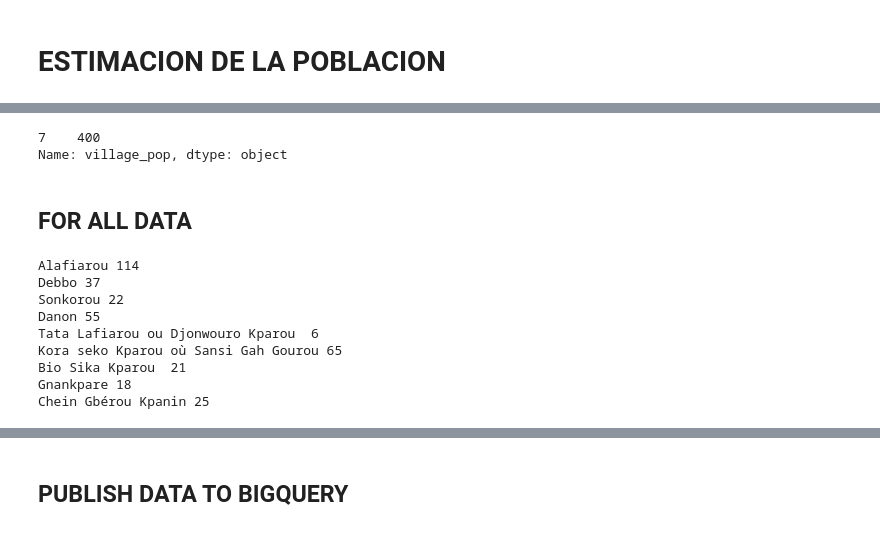
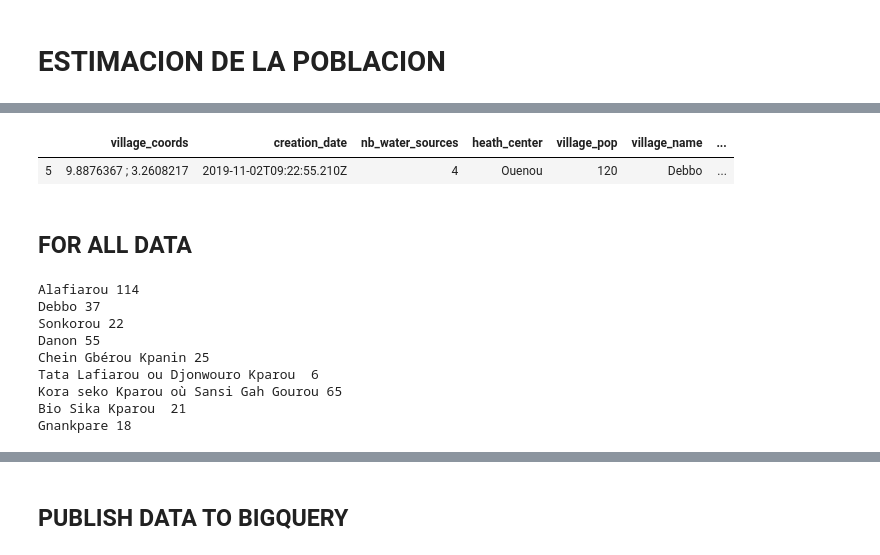
Before and after one commit to OANInternational/aguapp-ds, a Jupyter notebook: sistema_priorizacion.ipynb, the cells around one changed output, grey strips where cells are left out. Drawn from its saved outputs; the diff is of its cells as text; code cells hidden in the pictures.

```diff
--- a/sistema_priorizacion.ipynb
+++ b/sistema_priorizacion.ipynb
@@ -431,9 +447,9 @@ n_people_belonging_to_houses*n_total_houses/n_houses_surveyed
 # %%
 #population in regards to survey
-df_village[df_village['village_name']==village]['village_pop']
+df_village[df_village['village_name']==village]
 # %% [output]
-7    400
-Name: village_pop, dtype: object
+|  | village_coords | creation_date | nb_water_sources | heath_center | village_pop | village_name | ... |
+| 5 | 9.8876367 ; 3.2608217 | 2019-11-02T09:22:55.210Z | 4 | Ouenou | 120 | Debbo | ... |
 # %% [markdown]
 ## FOR ALL DATA
 # %%
@@ -500,16 +518,17 @@ for vil in villages:
     n_total_houses=len(df_houses)
     pop_est[vil]=n_people_belonging_to_houses*n_total_houses/n_houses_surveyed
     vil_house_data[vil]=df_houses.to_dict()
+    time.sleep(5)
 # %% [output]
 Alafiarou 114
 Debbo 37
 Sonkorou 22
 Danon 55
+Chein Gbérou Kpanin 25
 Tata Lafiarou ou Djonwouro Kparou  6
 Kora seko Kparou où Sansi Gah Gourou 65
 Bio Sika Kparou  21
 Gnankpare 18
-Chein Gbérou Kpanin 25
 # %%
 df_vill_analy[['house_data','pop_est']]=df_vill_analy.apply(lambda x: pd.Series([
                                         vil_house_data[x['village']],
```
Also changed, not shown: parts of 27 cells of this notebook.
